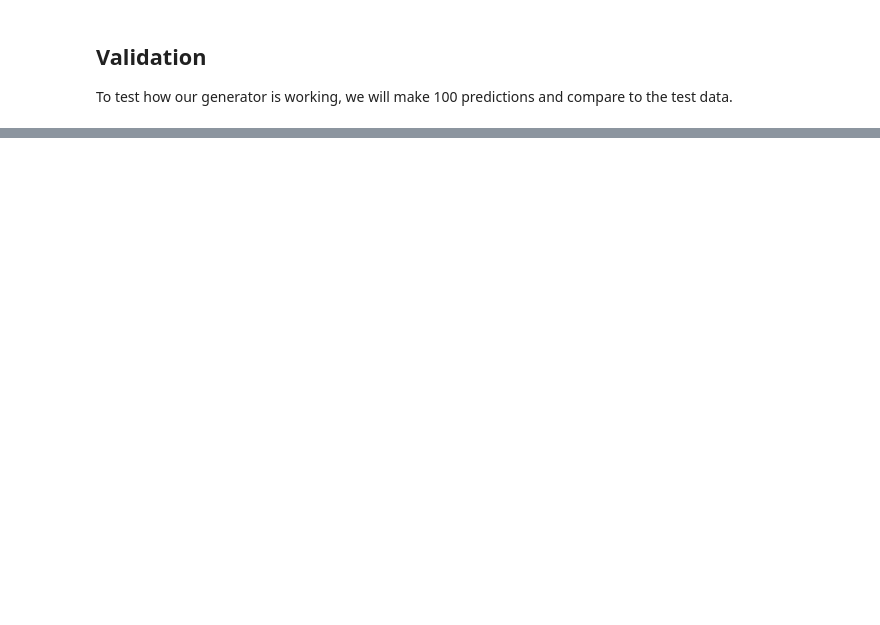
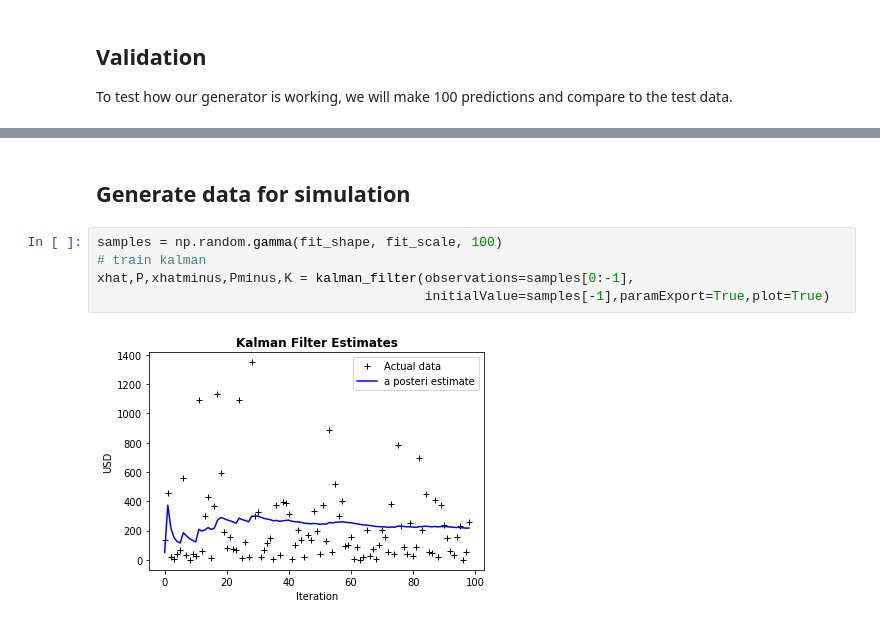
Before and after one commit to BlockScience/reflexer, a Jupyter notebook: notebooks/Stochastic_Generators/Eth_Exogenous_Process_Modeling.ipynb, the cells around one changed output, grey strips where cells are left out. Drawn from its saved outputs; the diff is of its cells as text; blank space fills up the shorter version.

```diff
--- a/notebooks/Stochastic_Generators/Eth_Exogenous_Process_Modeling.ipynb
+++ b/notebooks/Stochastic_Generators/Eth_Exogenous_Process_Modeling.ipynb
@@ -350,0 +238,9 @@ state_variables = {
+# %% [markdown]
+## Generate data for simulation
+# %%
+samples = np.random.gamma(fit_shape, fit_scale, 100)
+# train kalman
+xhat,P,xhatminus,Pminus,K = kalman_filter(observations=samples[0:-1],
+                                          initialValue=samples[-1],paramExport=True,plot=True)
+# %% [output]
+[figure, added]
```
Also changed, not shown: parts of 27 cells of this notebook, 18 other files.
